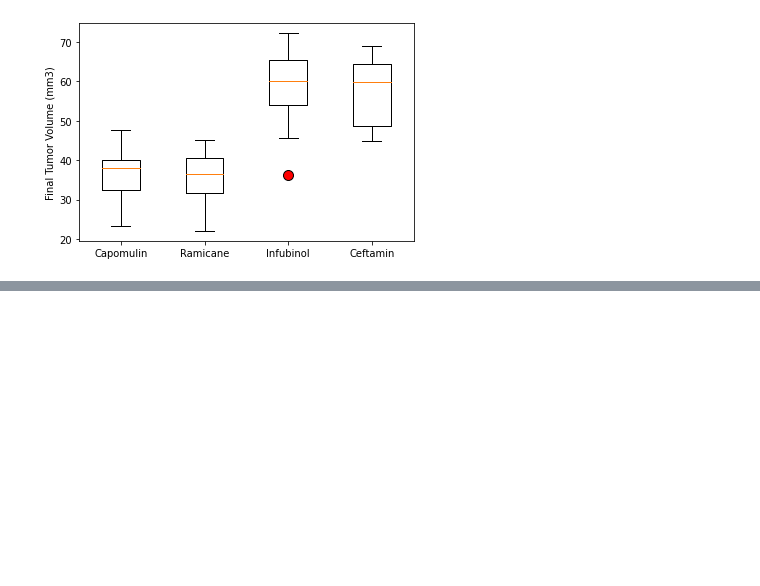
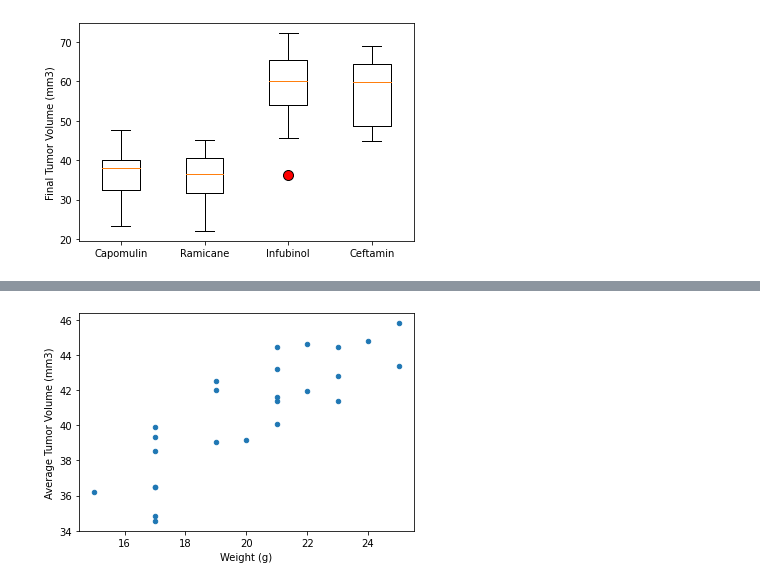
Before and after one commit to maswanwick/matplotlib_challenge, a Jupyter notebook: Pymaceuticals/pymaceuticals.ipynb, the cells around one changed output, grey strips where cells are left out. Drawn from its saved outputs; the diff is of its cells as text; code cells hidden in the pictures; blank space fills up the shorter version.

```diff
--- a/Pymaceuticals/pymaceuticals.ipynb
+++ b/Pymaceuticals/pymaceuticals.ipynb
@@ -219,0 +235,16 @@ plt.show()
+# %%
+# Generate a scatter plot of average tumor volume vs. mouse weight for the Capomulin regimen
+capomulin_data = merged_clean_df.loc[merged_clean_df['Drug Regimen'] == 'Capomulin']
+avg_tumor_vol = capomulin_data.groupby("Mouse ID")['Tumor Volume (mm3)'].mean()
+weight_list = capomulin_data.groupby("Mouse ID")['Weight (g)'].median()
+
+weight_avg_tumor_vol_df = pd.DataFrame({
+    "Avg Vol": avg_tumor_vol,
+    "Weight": weight_list
+})
+weight_avg_tumor_vol_df.plot(kind="scatter", x='Weight', y='Avg Vol')
+plt.xlabel("Weight (g)")
+plt.ylabel("Average Tumor Volume (mm3)")
+plt.show()
+# %% [output]
+[figure, added]
```
Also changed, not shown: parts of 2 cells of this notebook.
